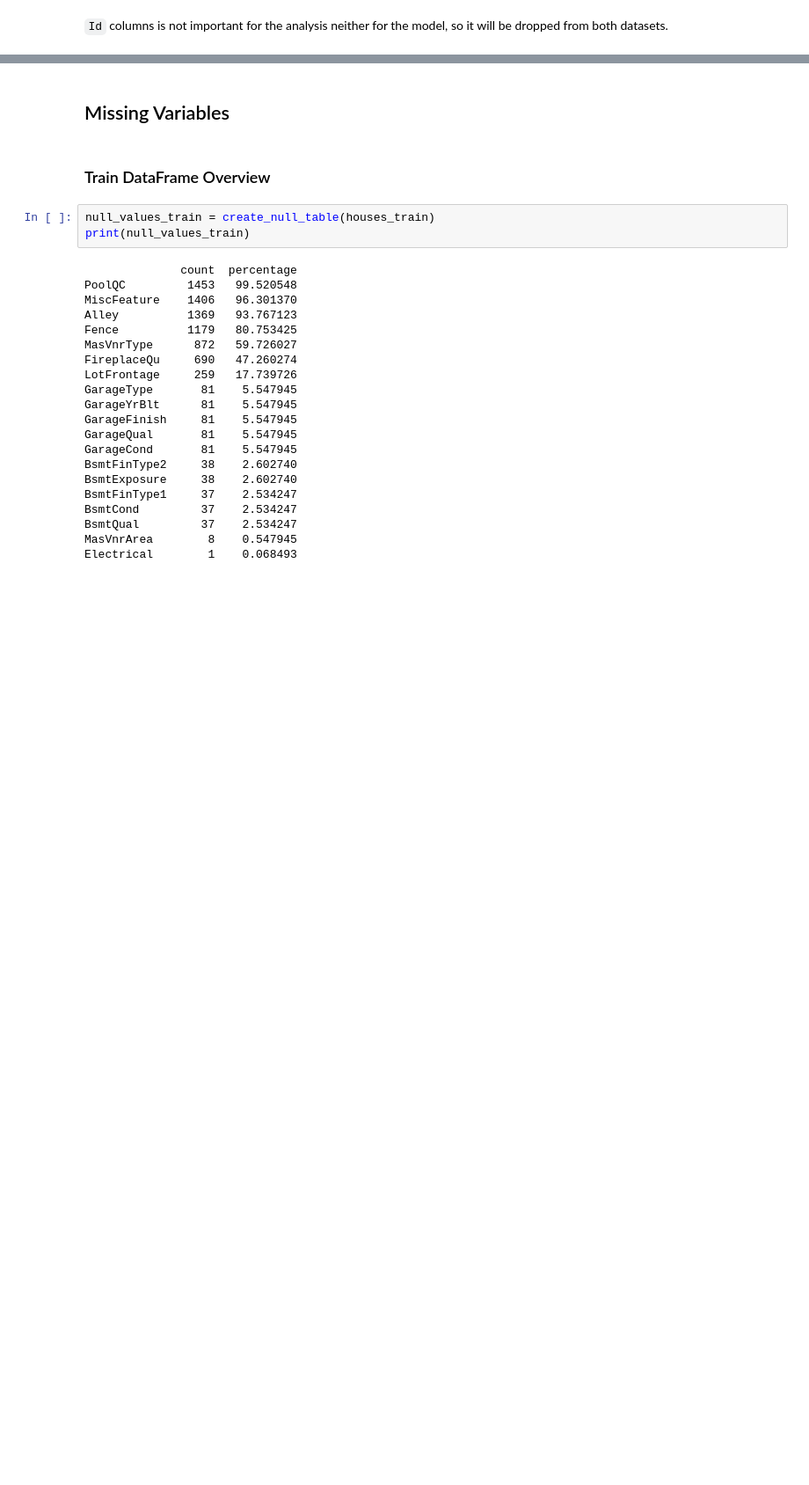
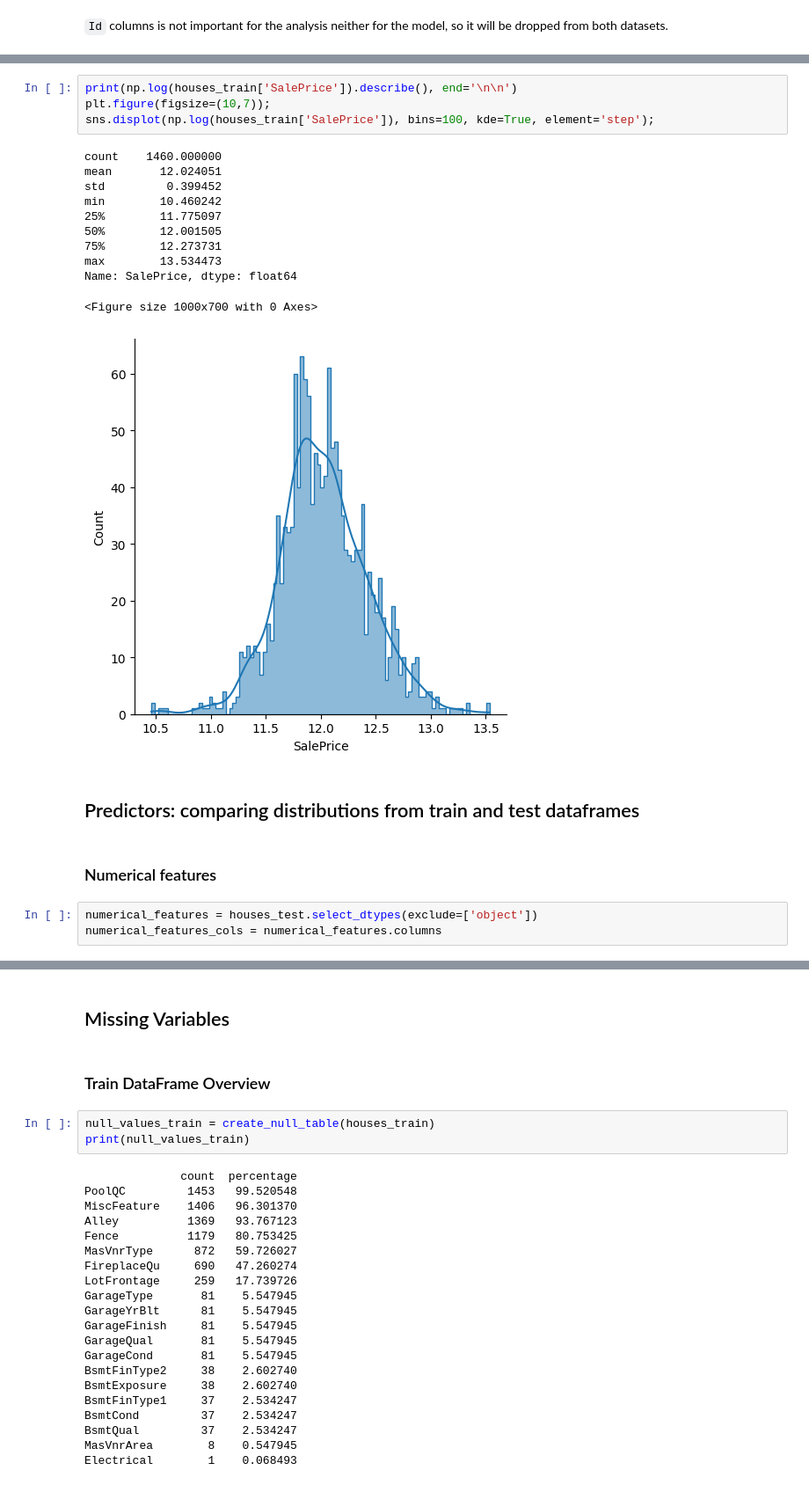
Before and after one commit to arthuralbarelli/house-prices-prediction, a Jupyter notebook: eda-house-prices.ipynb, the cells around one changed output, grey strips where cells are left out. Shown at 88% size. Cells and saved outputs as stored; diff of their text form; blank space fills up the shorter version.

```diff
--- a/eda-house-prices.ipynb
+++ b/eda-house-prices.ipynb
@@ -107,0 +128,23 @@ houses_test = houses_test.drop(columns=['Id'])
+# %%
+print(np.log(houses_train['SalePrice']).describe(), end='\n\n')
+plt.figure(figsize=(10,7));
+sns.displot(np.log(houses_train['SalePrice']), bins=100, kde=True, element='step');
+# %% [output]
+count    1460.000000
+mean       12.024051
+std         0.399452
+min        10.460242
+25%        11.775097
+50%        12.001505
+75%        12.273731
+max        13.534473
+Name: SalePrice, dtype: float64
+<Figure size 1000x700 with 0 Axes>
+[figure, added]
+# %% [markdown]
+## Predictors: comparing distributions from train and test dataframes
+# %% [markdown]
+### Numerical features
+# %%
+numerical_features = houses_test.select_dtypes(exclude=['object'])
+numerical_features_cols = numerical_features.columns
```
Also changed, not shown: parts of 28 cells of this notebook.
